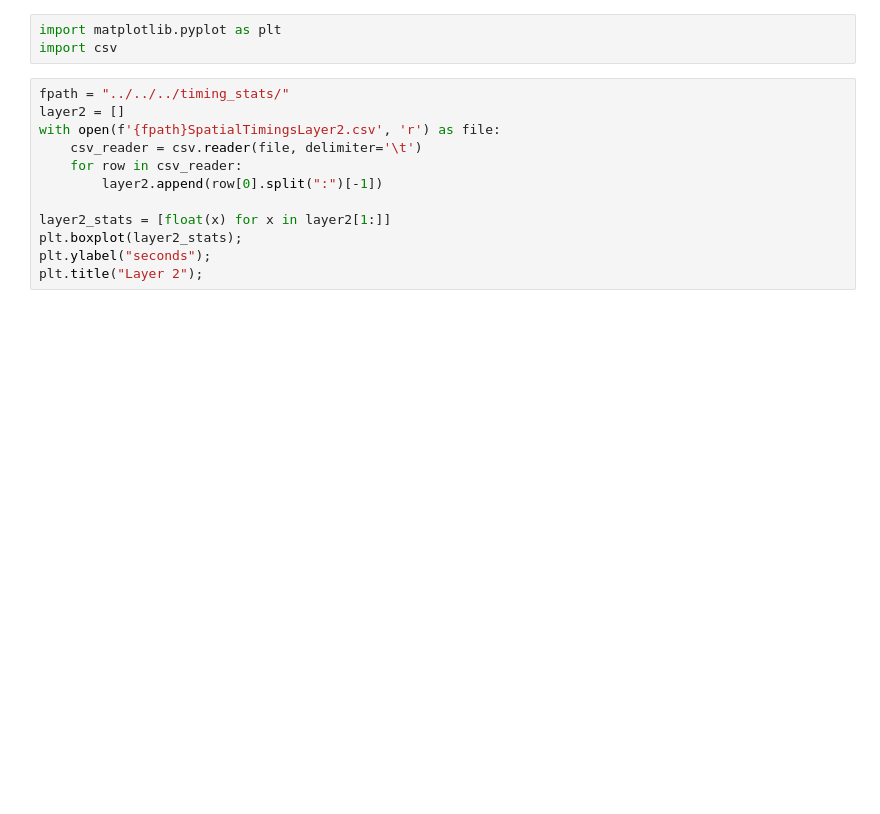
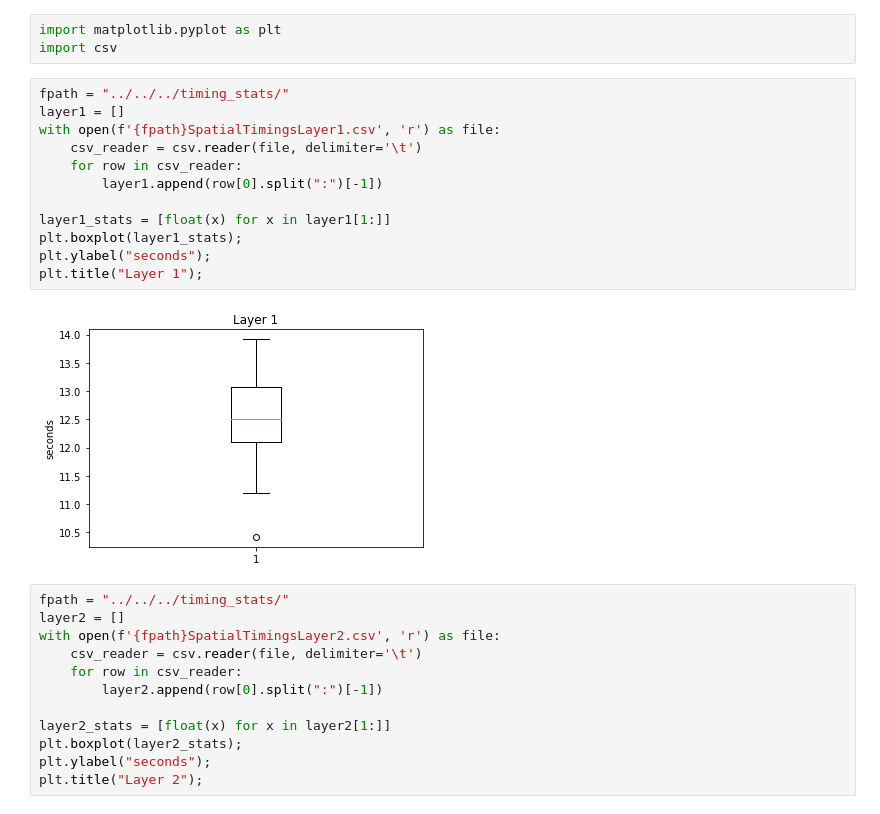
Before and after one commit to ccb-hms/hmc-clinic-2022-23, a Jupyter notebook: assignment_5/Notebooks/benchmarking.ipynb, the cells around one changed output. Drawn from its saved outputs; the diff is of its cells as text; blank space fills up the shorter version.

Commit message:
add benchmarking plots for the rest of the layers

```diff
--- a/assignment_5/Notebooks/benchmarking.ipynb
+++ b/assignment_5/Notebooks/benchmarking.ipynb
@@ -1,6 +1,20 @@
 # %%
 import matplotlib.pyplot as plt
 import csv
+# %%
+fpath = "../../../timing_stats/"
+layer1 = []
+with open(f'{fpath}SpatialTimingsLayer1.csv', 'r') as file:
+    csv_reader = csv.reader(file, delimiter='\t')
+    for row in csv_reader:
+        layer1.append(row[0].split(":")[-1])
+
+layer1_stats = [float(x) for x in layer1[1:]]
+plt.boxplot(layer1_stats);
+plt.ylabel("seconds");
+plt.title("Layer 1");
+# %% [output]
+[figure, added]
 # %%
 fpath = "../../../timing_stats/"
 layer2 = []
```
Also changed, not shown: parts of 4 cells of this notebook.
